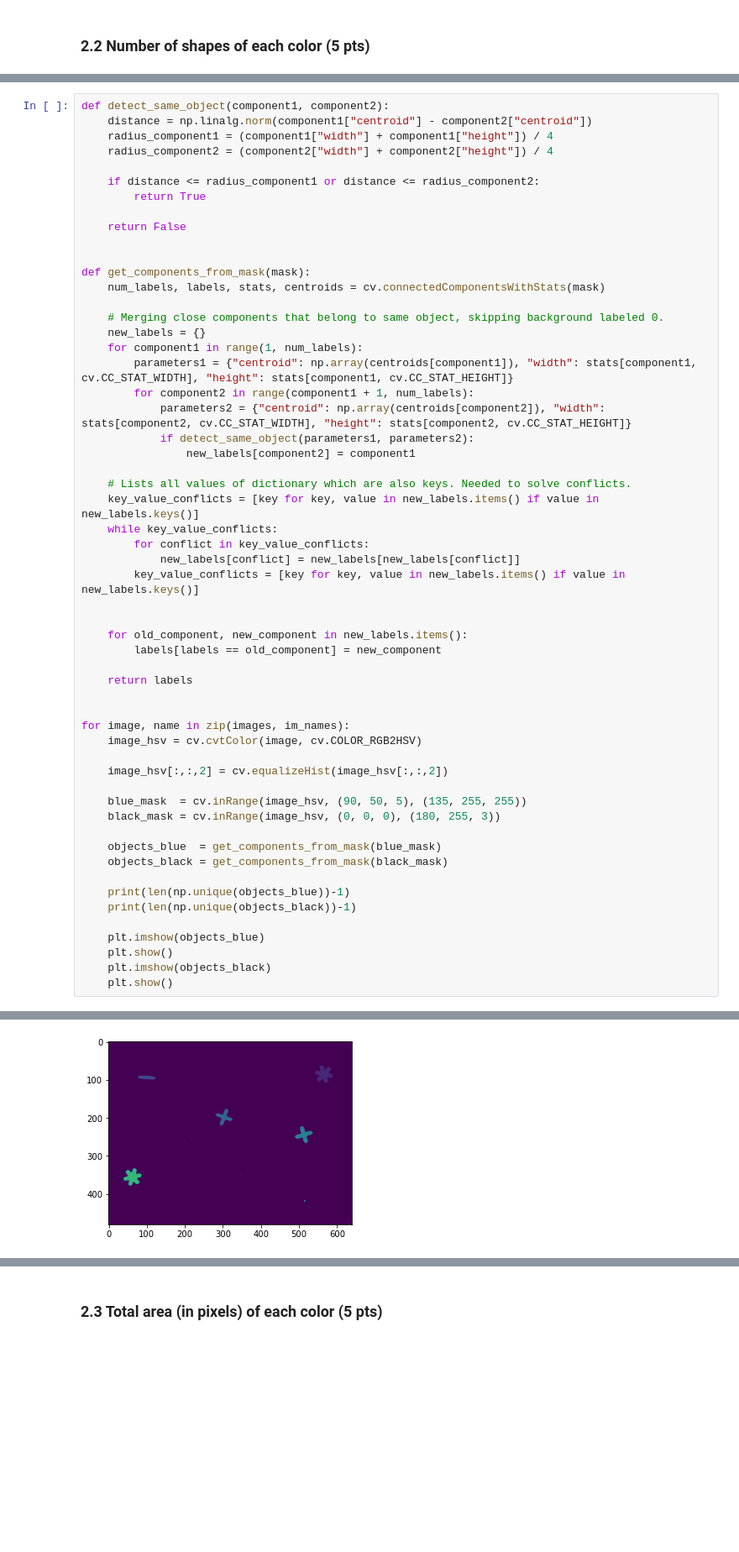
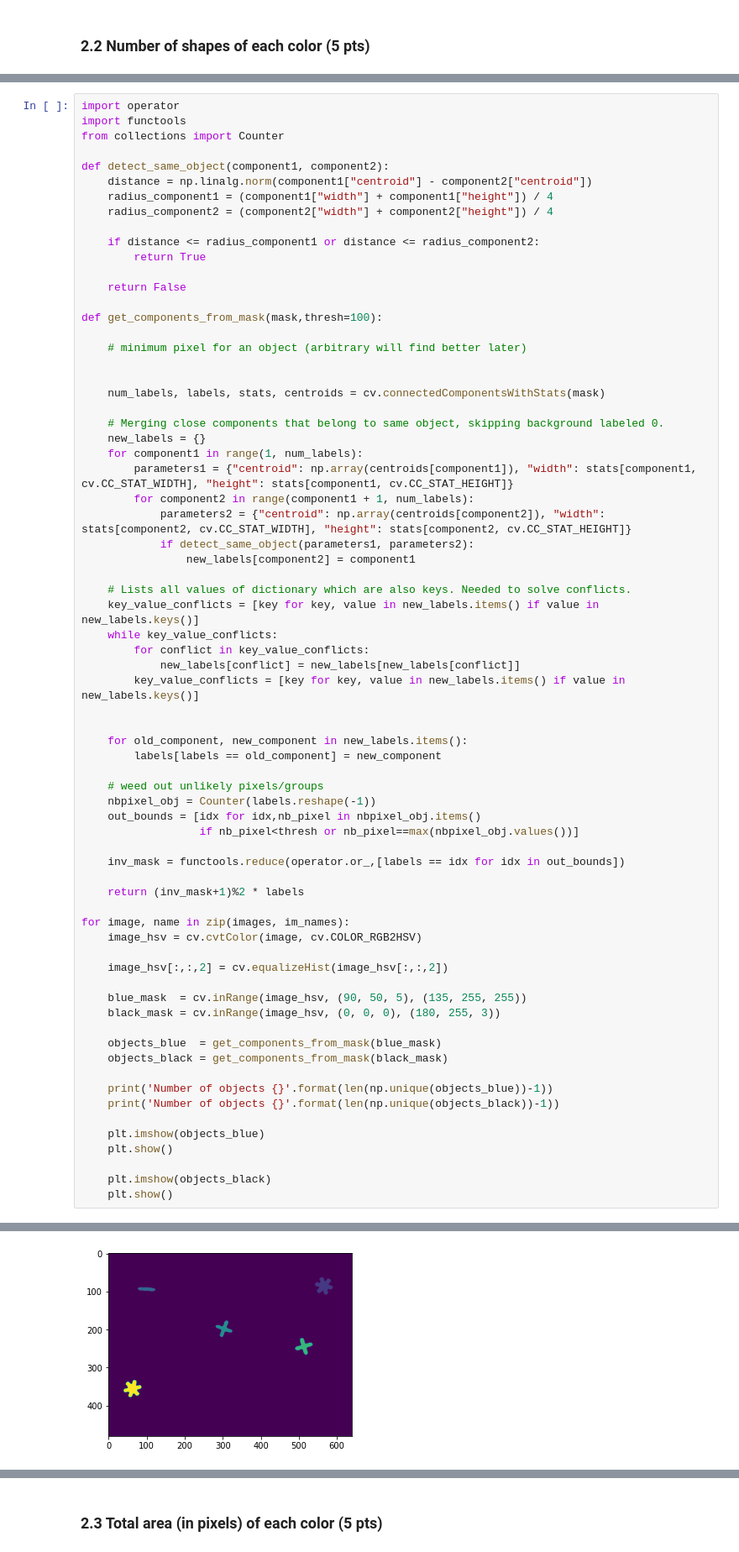
Before and after one commit to Andrea-Oliveri/Image-Processing-Assignements, a Jupyter notebook: Lab 1/lab_01_segmentation.ipynb, the cells around one changed output, grey strips where cells are left out. Shown: that part at 84% size. Drawn from its saved outputs; the diff is of its cells as text; blank space fills up the shorter version.

Commit message:
fixed counting 2.2/2.3 and added timing of methods, will be filling in discussions soon

```diff
--- a/Lab 1/lab_01_segmentation.ipynb
+++ b/Lab 1/lab_01_segmentation.ipynb
@@ -360,4 +372,8 @@ plt.show()
 # %%
+import operator
+import functools
+from collections import Counter
+
 def detect_same_object(component1, component2):
     distance = np.linalg.norm(component1["centroid"] - component2["centroid"])
     radius_component1 = (component1["width"] + component1["height"]) / 4
@@ -368,8 +384,11 @@ def detect_same_object(component1, component2):
 
     return False
 
+def get_components_from_mask(mask,thresh=100):
 
-def get_components_from_mask(mask):
+    # minimum pixel for an object (arbitrary will find better later)
+
+
     num_labels, labels, stats, centroids = cv.connectedComponentsWithStats(mask)
 
     # Merging close components that belong to same object, skipping background labeled 0.
@@ -392,8 +411,14 @@ def get_components_from_mask(mask):
     for old_component, new_component in new_labels.items():
         labels[labels == old_component] = new_component
 
-    return labels
+    # weed out unlikely pixels/groups
+    nbpixel_obj = Counter(labels.reshape(-1))
+    out_bounds = [idx for idx,nb_pixel in nbpixel_obj.items()
+                  if nb_pixel<thresh or nb_pixel==max(nbpixel_obj.values())]
 
+    inv_mask = functools.reduce(operator.or_,[labels == idx for idx in out_bounds])
+
+    return (inv_mask+1)%2 * labels
 
 for image, name in zip(images, im_names):
     image_hsv = cv.cvtColor(image, cv.COLOR_RGB2HSV)
@@ -406,11 +431,12 @@ for image, name in zip(images, im_names):
     objects_blue  = get_components_from_mask(blue_mask)
     objects_black = get_components_from_mask(black_mask)
 
-    print(len(np.unique(objects_blue))-1)
-    print(len(np.unique(objects_black))-1)
+    print('Number of objects {}'.format(len(np.unique(objects_blue))-1))
+    print('Number of objects {}'.format(len(np.unique(objects_black))-1))
 
     plt.imshow(objects_blue)
     plt.show()
+
     plt.imshow(objects_black)
     plt.show()
 # %% [output]
@@ -419,2 +445,2 @@ for image, name in zip(images, im_names):
 [figure]
-[figure, old version]
+[figure, new version]
```
Also changed, not shown: parts of 12 cells of this notebook.
